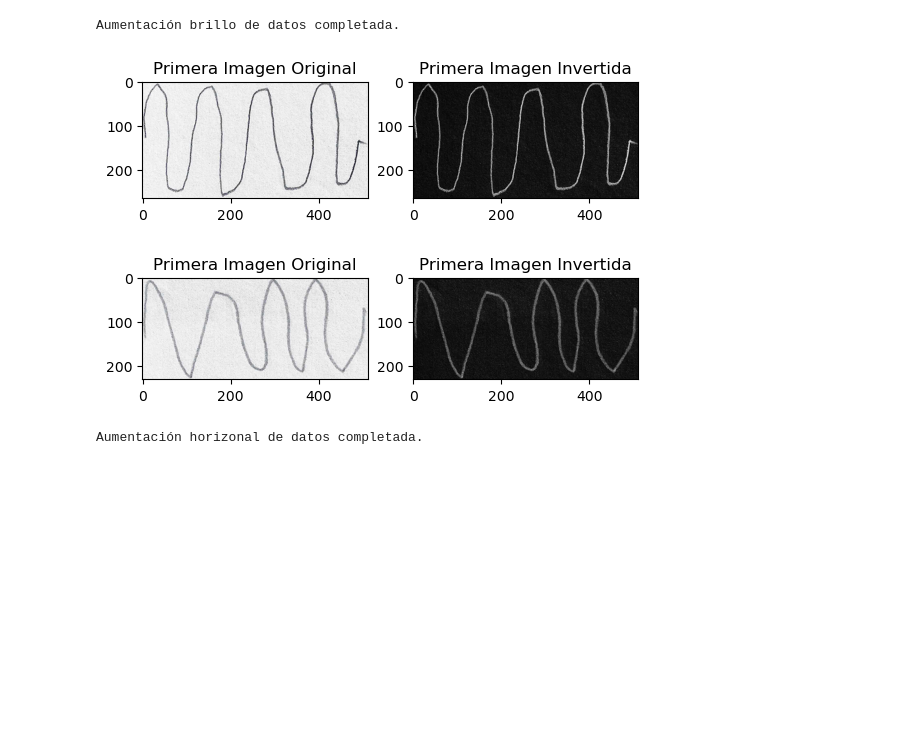
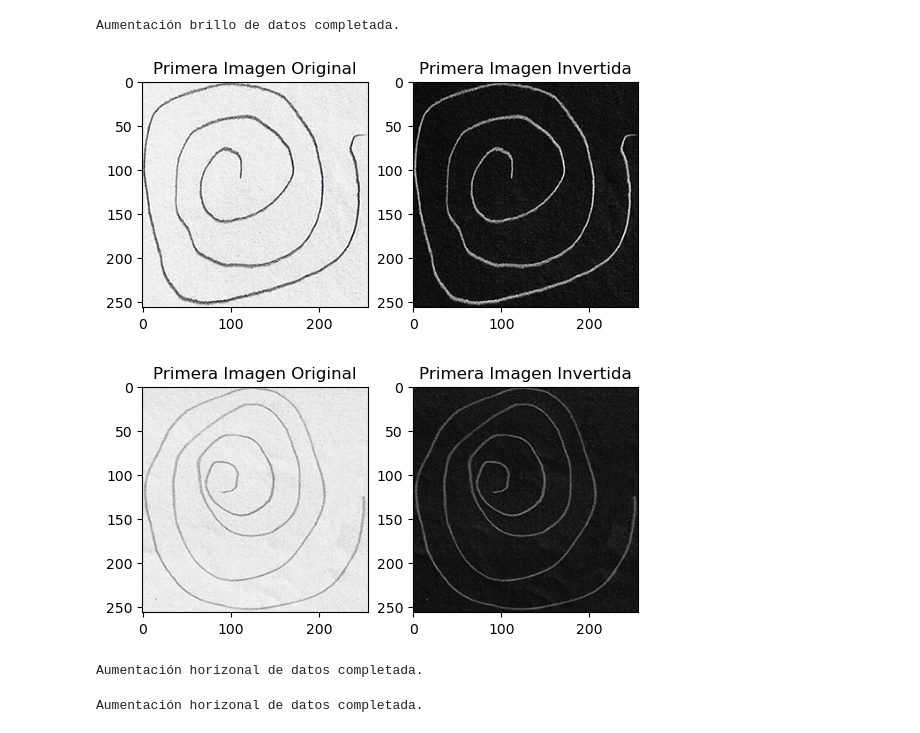
Before and after one commit to P2101/Bootcamp, a Jupyter notebook: Downloads/Conversor_Image_Spirals_N.ipynb, the cells around one changed output. Cells and saved outputs as stored; diff of their text form; code cells hidden in the pictures; blank space fills up the shorter version.

```diff
--- a/Downloads/Conversor_Image_Spirals_N.ipynb
+++ b/Downloads/Conversor_Image_Spirals_N.ipynb
@@ -6,7 +6,7 @@ import matplotlib.pyplot as plt
 
 # Directorio de las imágenes originales
 directorio_original = "spiral/testing/parkinson/"
-directorio_destino = "spiral2/testing/test_parkinson_negro_spiral"
+directorio_destino = "spirals/testing/test_parkinson_negro_spiral"
 os.makedirs(directorio_destino, exist_ok=True)
 
 # Iterar sobre las imágenes originales
@@ -47,7 +47,7 @@ import matplotlib.pyplot as plt
 
 # Directorio de las imágenes originales
 directorio_original = "spiral/testing/healthy/"
-directorio_destino = "spiral2/testing/test_healthy_negro_spiral"
+directorio_destino = "spirals/testing/test_healthy_negro_spiral"
 os.makedirs(directorio_destino, exist_ok=True)
 
 # Iterar sobre las imágenes originales
@@ -264,39 +264,39 @@ import matplotlib.pyplot as plt
 
 # Directorio de las imágenes originales
 directorio_original = "spiral/training/healthy/"
-directorio_destino = "spiral2/training/training_healthy_negro_spiral"
+directorio_destino = "spirals/training/training_healthy_negro_spiral"
 os.makedirs(directorio_destino, exist_ok=True)
 
 # Iterar sobre las imágenes originales
 for filename in os.listdir(directorio_original):
     ruta_original = os.path.join(directorio_original, filename)
     imagen_original = cv2.imread(ruta_original)
 
     # Convertir la imagen a escala de grises
     imagen_gris = cv2.cvtColor(imagen_original, cv2.COLOR_BGR2GRAY)
 
     # Invertir colores en escala de grises
     imagen_invertida = cv2.bitwise_not(imagen_gris)
 
     # Nombre de la nueva imagen invertida
     nombre_nueva_imagen = f"{filename[:-4]}_invertida.png"
     ruta_nueva_imagen = os.path.join(directorio_destino, nombre_nueva_imagen)
 
     # Guardar la imagen invertida
     cv2.imwrite(ruta_nueva_imagen, imagen_invertida)
 
 # Mostrar la primera imagen original e invertida
 plt.subplot(1, 2, 1)
 plt.imshow(cv2.cvtColor(cv2.imread(os.path.join(directorio_original, os.listdir(directorio_original)[0])), cv2.COLOR_BGR2RGB), cmap='gray')
 plt.title("Primera Imagen Original")
 
 plt.subplot(1, 2, 2)
 plt.imshow(cv2.cvtColor(cv2.imread(os.path.join(directorio_destino, os.listdir(directorio_destino)[0])), cv2.COLOR_BGR2RGB), cmap='gray')
 plt.title("Primera Imagen Invertida")
 
 plt.show()
 # %% [output]
-[figure, old version]
+[figure, new version]
 # %%
 # Convertir imagen a negro, para utilizar el MaxPooling()
 import cv2
@@ -305,7 +305,7 @@ import matplotlib.pyplot as plt
 
 # Directorio de las imágenes originales
 directorio_original = "spiral/training/parkinson/"
-directorio_destino = "spiral2/training/training_parkinson_negro_spiral"
+directorio_destino = "spirals/training/training_parkinson_negro_spiral"
 os.makedirs(directorio_destino, exist_ok=True)
 
 # Iterar sobre las imágenes originales
@@ -337,13 +337,13 @@ plt.title("Primera Imagen Invertida")
 
 plt.show()
 # %% [output]
-[figure, old version]
+[figure, new version]
 # %%
 import cv2
 import os
 
 # Directorio de las imágenes
-directorio = "spiral2/training/training_parkinson_negro_spiral"
+directorio = "spirals/training/training_parkinson_negro_spiral"
 os.makedirs(directorio, exist_ok=True)
 
 # Obtener la lista de archivos en el directorio
@@ -364,6 +364,8 @@ for archivo in archivos:
     cv2.imwrite(ruta_imagen_girada, imagen_girada)
 
 print("Aumentación horizonal de datos completada.")
+# %% [output]
+Aumentación horizonal de datos completada.
 # %%
 import cv2
 import os
```
Also changed, not shown: parts of 17 cells of this notebook.
